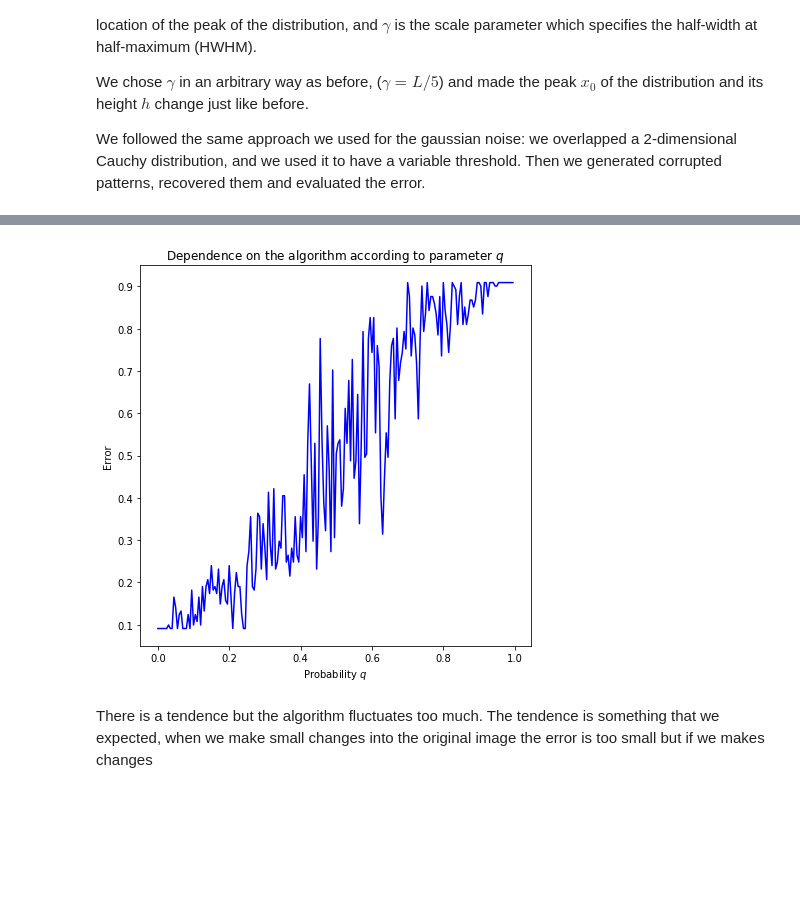
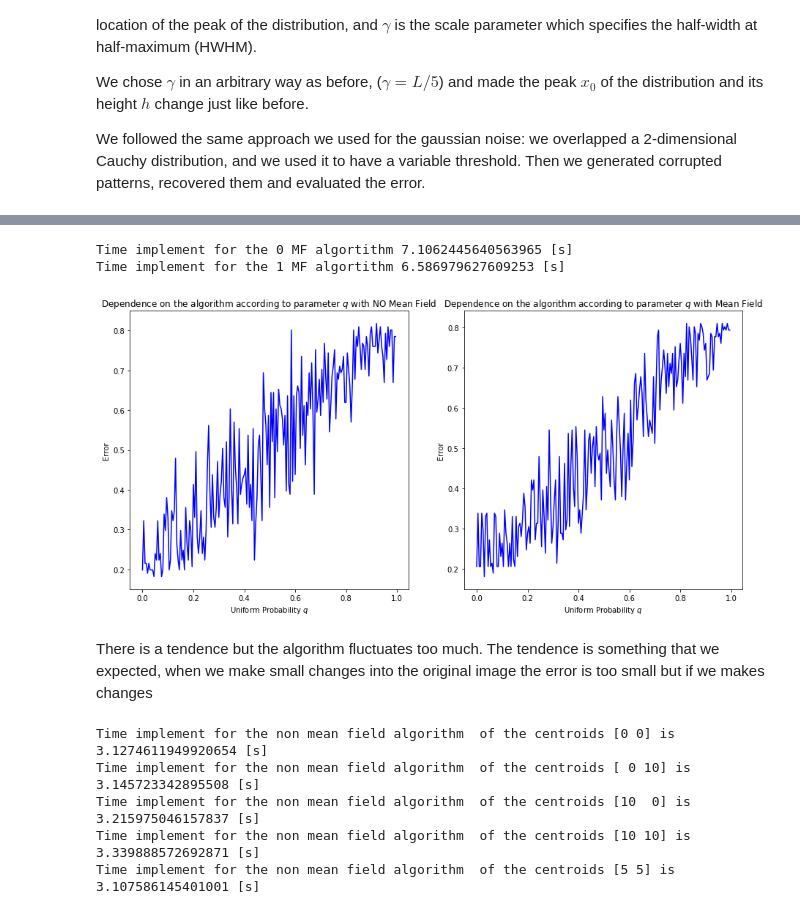
Before and after one commit to mballarin97/Hopfield-project, a Jupyter notebook: Deterministic Corruption.ipynb, the cells around one changed output, grey strips where cells are left out. Drawn from its saved outputs; the diff is of its cells as text; code cells hidden in the pictures; blank space fills up the shorter version.

Commit message:
add comparision with different noises, with yes/no MF, also implement time

```diff
--- a/Deterministic Corruption.ipynb
+++ b/Deterministic Corruption.ipynb
@@ -152,7 +153,7 @@ def corrupt_uniform(sys, q): # q probability to flip the pixel
 
 idx = 1
 yi = corrupt_uniform(xi[idx],0.1)
-algorithm(xi, idx, yi)
+wrong_pixels, assigned_pattern, sys =algorithm(xi, idx, yi)
 print('The error of the algorithm is %f' %(wrong_pixels))
 print('The algorithm recognised the pattern %i and the correct pattern is %i' %(assigned_pattern,idx))
 plot(xi[idx], yi, sys)
@@ -210,7 +211,7 @@ for k in centroids:
     for h in heights:
         print('The height of the distribution is ', h)
         yi = corrupt_norm(xi[idx], k, h)
-        algorithm(xi, idx, yi)
+        wrong_pixels, assigned_pattern, sys = algorithm(xi, idx, yi)
         print('The error of the algorithm is %f' %(wrong_pixels))
         print('The algorithm recognised the pattern %i and the correct pattern is %i' %(assigned_pattern,idx))
         plot(xi[idx], yi, sys)
@@ -287,7 +288,7 @@ for k in centroids:
     for h in heights:
         print('The height of the distribution is ', h)
         yi = corrupt_cauchy(xi[idx], k, h)
-        algorithm(xi, idx, yi)
+        wrong_pixels, assigned_pattern, sys = algorithm(xi, idx, yi)
         print('The error of the algorithm is %f' %(wrong_pixels))
         print('The algorithm recognised the pattern %i and the correct pattern is %i' %(assigned_pattern,idx))
         plot(xi[idx], yi, sys)
@@ -321,22 +322,36 @@ The algorithm recognised the pattern 1 and the correct pattern is 1
 ... (88 outputs left out)
 # %%
-probabilities = np.arange(0,1,0.005)
-error = []
+#set the probabilities between 0 and 1
+probabilities = np.arange(0,1,0.05)
+error = [[],[]]
 
-for q in probabilities:
-    idx = 5
-    yi = corrupt_uniform(xi[idx],q)
-    wrong_pixels, assigned_pattern = algorithm(xi, idx, yi)
-    error.append(wrong_pixels)
+MF = [0,1]
+
+for i in MF:
+    start_time = time.time()
+    for q in probabilities:
+        yi = corrupt_uniform(xi[idx],q)
+        wrong_pixels, assigned_pattern, sys = algorithm(xi, idx, yi)
+        error[i].append(wrong_pixels)
+    end_time = time.time()
+    print('Time implement for the', i, 'MF algortithm', end_time - start_time, '[s]')
+# %% [output]
+Time implement for the 0 MF algortithm 7.1062445640563965 [s]
+Time implement for the 1 MF algortithm 6.586979627609253 [s]
 # %%
 #plot the results
-fig, ax1 = plt.subplots(figsize=(7, 7))
+fig, (ax1, ax2) = plt.subplots(1, 2, figsize=(15, 7))
 
-ax1.plot(probabilities, error, 'b')
-ax1.set_title('Dependence on the algorithm according to parameter $q$')
-ax1.set_xlabel('Probability $q$')
+ax1.plot(probabilities, error[0], 'b')
+ax1.set_title('Dependence on the algorithm according to parameter $q$ with NO Mean Field')
+ax1.set_xlabel('Uniform Probability $q$')
 ax1.set_ylabel('Error');
+
+ax2.plot(probabilities, error[1], 'b')
+ax2.set_title('Dependence on the algorithm according to parameter $q$ with Mean Field')
+ax2.set_xlabel('Uniform Probability $q$')
+ax2.set_ylabel('Error');
 # %% [output]
-[figure, old version]
+[figure, new version]
 # %% [markdown]
 There is a tendence but the algorithm fluctuates too much.  The tendence is something that we expected, when we make small changes into the original image the error is too small but if we makes changes
@@ -342,0 +363,20 @@ There is a tendence but the algorithm fluctuates too much.  The tendence is some
+# %%
+# gaussian corrupt error behaviour with non mean field changing the parameter height on the gaussian
+MF = 0
+error_NMF = [[],[], [],[], []]
+i = 0
+for k in centroids:
+    start_time = time.time()
+    for h in heights:
+        yi = corrupt_norm(xi[idx], k, h)
+        wrong_pixels, assigned_pattern, sys = algorithm(xi, idx, yi)
+        error_NMF[i].append(wrong_pixels)
+    i +=1
+    end_time = time.time()
+    print('Time implement for the non mean field algorithm  of the centroids', k, 'is', end_time - start_time, '[s]')
+# %% [output]
+Time implement for the non mean field algorithm  of the centroids [0 0] is 3.1274611949920654 [s]
+Time implement for the non mean field algorithm  of the centroids [ 0 10] is 3.145723342895508 [s]
+Time implement for the non mean field algorithm  of the centroids [10  0] is 3.215975046157837 [s]
+Time implement for the non mean field algorithm  of the centroids [10 10] is 3.339888572692871 [s]
+Time implement for the non mean field algorithm  of the centroids [5 5] is 3.107586145401001 [s]
```
Also changed, not shown: parts of 12 cells of this notebook.
